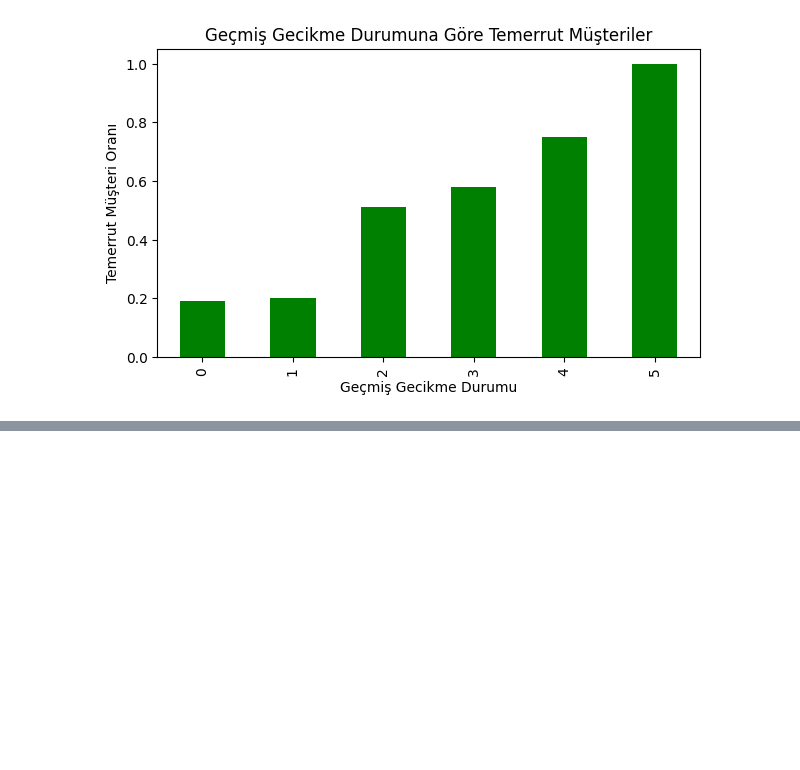
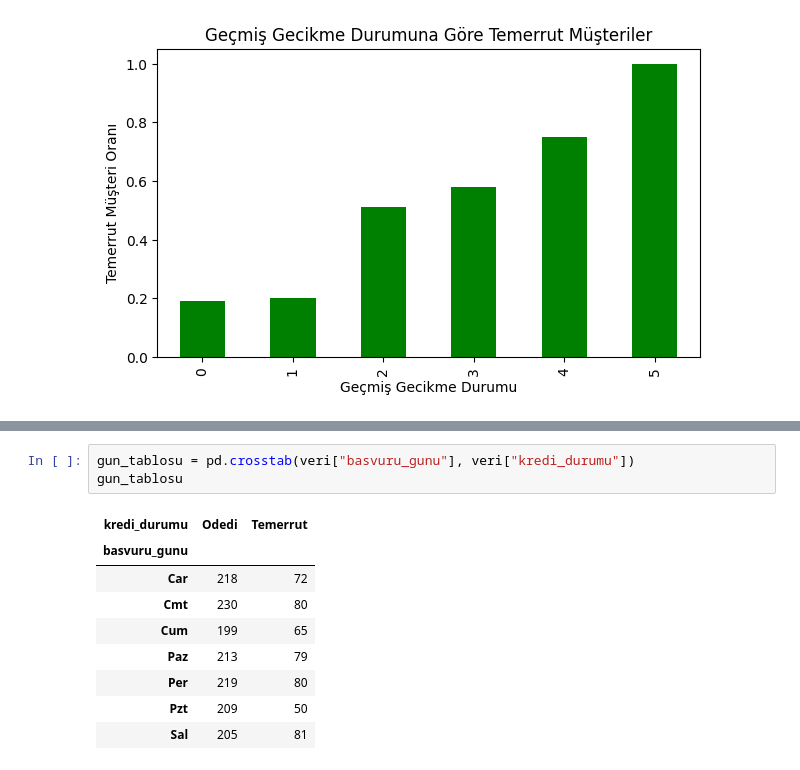
Before and after one commit to europecodingschool/ECS---VB---YZ---08.26, a Jupyter notebook: VB_YZ_Ders_15_.ipynb, the cells around one changed output, grey strips where cells are left out. Cells and saved outputs as stored; diff of their text form; blank space fills up the shorter version.

```diff
--- a/VB_YZ_Ders_15_.ipynb
+++ b/VB_YZ_Ders_15_.ipynb
@@ -134,0 +172,13 @@ plt.show()
+# %%
+gun_tablosu = pd.crosstab(veri["basvuru_gunu"], veri["kredi_durumu"])
+gun_tablosu
+# %% [output]
+| kredi_durumu | Odedi | Temerrut |
+| basvuru_gunu |  |  |
+| Car | 218 | 72 |
+| Cmt | 230 | 80 |
+| Cum | 199 | 65 |
+| Paz | 213 | 79 |
+| Per | 219 | 80 |
+| Pzt | 209 | 50 |
+| Sal | 205 | 81 |
```
Also changed, not shown: parts of 12 cells of this notebook.
